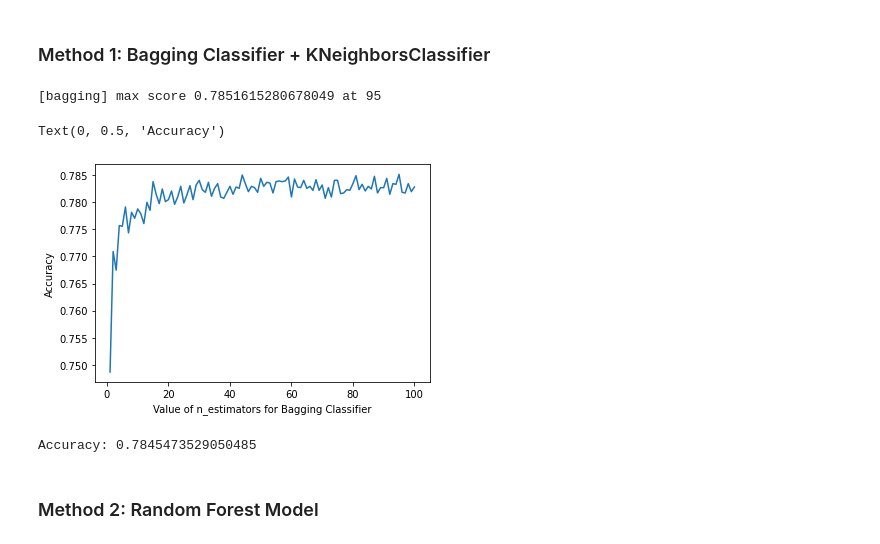
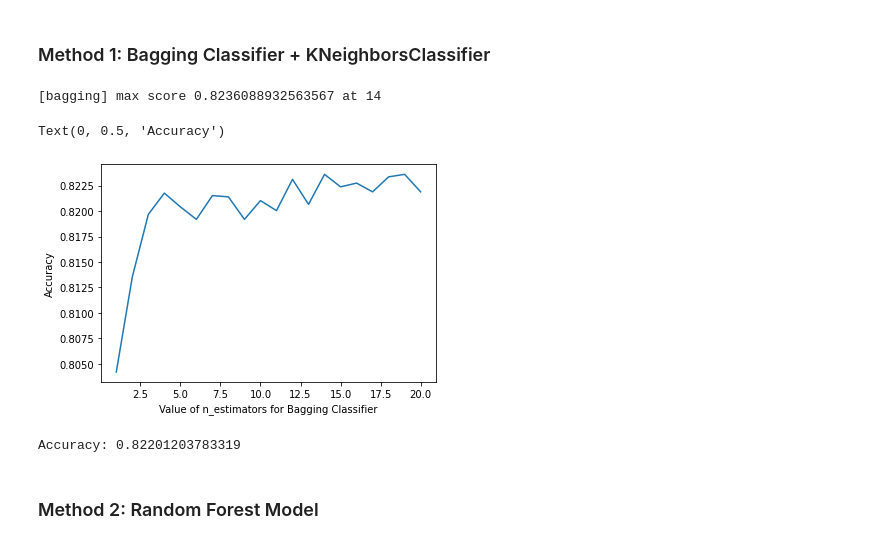
Before and after one commit to aitay721822/salary-prediction-classfication-pratice, a Jupyter notebook: classification_salary-predict.ipynb, the cells around one changed output. Drawn from its saved outputs; the diff is of its cells as text; code cells hidden in the pictures.

```diff
--- a/classification_salary-predict.ipynb
+++ b/classification_salary-predict.ipynb
@@ -104,8 +104,8 @@ def show_corr(dataset):
     plt.show()
 # %%
 # numeric column processing
-# for i in ["age", "fnlwgt", "education-num", "capital-gain", "capital-loss", "hours-per-week"]:
-#     data = normalized(data, i)
+for i in ["age", "fnlwgt", "education-num", "capital-gain", "capital-loss", "hours-per-week"]:
+    data = normalized(data, i)
 
 # binary field processing
 for i in ["sex", "salary"]:
@@ -184,36 +182,37 @@ estimator_range = range(1, 101)
 # %% [markdown]
 ### Method 1: Bagging Classifier + KNeighborsClassifier
+# %%
+bag_range = range(1, 21)
+estimator_range = range(1, 201)
 # %%
 base_est1 = KNeighborsClassifier()
-
 max_score_bag, max_k_bag = -1, -1
-
 score_bag = []
-for k in tqdm(estimator_range):
+for k in tqdm(bag_range):
     bag = BaggingClassifier(base_estimator=base_est1, n_estimators=k)
     bag.fit(x_train, y_train)
     score_bag.append(bag.score(x_test, y_test))
     if score_bag[-1] > max_score_bag:
         max_score_bag, max_k_bag = score_bag[-1], k
 
 print(f"[bagging] max score {max_score_bag} at {max_k_bag}")
 
-plt.plot(estimator_range, score_bag)
+plt.plot(bag_range, score_bag)
 plt.xlabel('Value of n_estimators for Bagging Classifier')
 plt.ylabel('Accuracy')
 # %% [output]
-[bagging] max score 0.7851615280678049 at 95
+[bagging] max score 0.8236088932563567 at 14
 Text(0, 0.5, 'Accuracy')
-[figure, old version]
+[figure, new version]
 # %%
 # using KNeighborsClassifier as weak estimator
 base_est1 = KNeighborsClassifier()
-bagging = BaggingClassifier(base_estimator=base_est1, n_estimators=max_k_bag, random_state=42)
+bagging = BaggingClassifier(base_estimator=base_est1, random_state=42)
 bagging.fit(x_train, y_train)
 bag_predict = bagging.predict(x_test)
 print(f"Accuracy: {accuracy_score(y_test, bag_predict)}")
 # %% [output]
-Accuracy: 0.7845473529050485
+Accuracy: 0.82201203783319
 # %% [markdown]
 ### Method 2: Random Forest Model
 # %%
```
Also changed, not shown: parts of 10 cells of this notebook.
